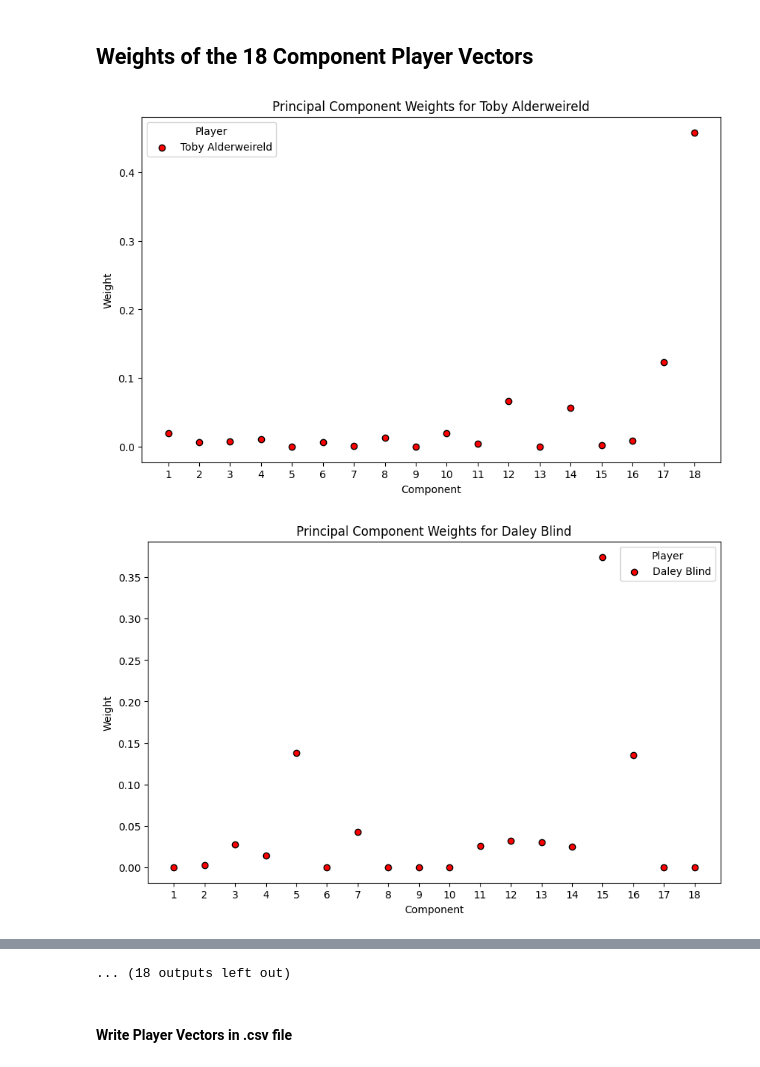
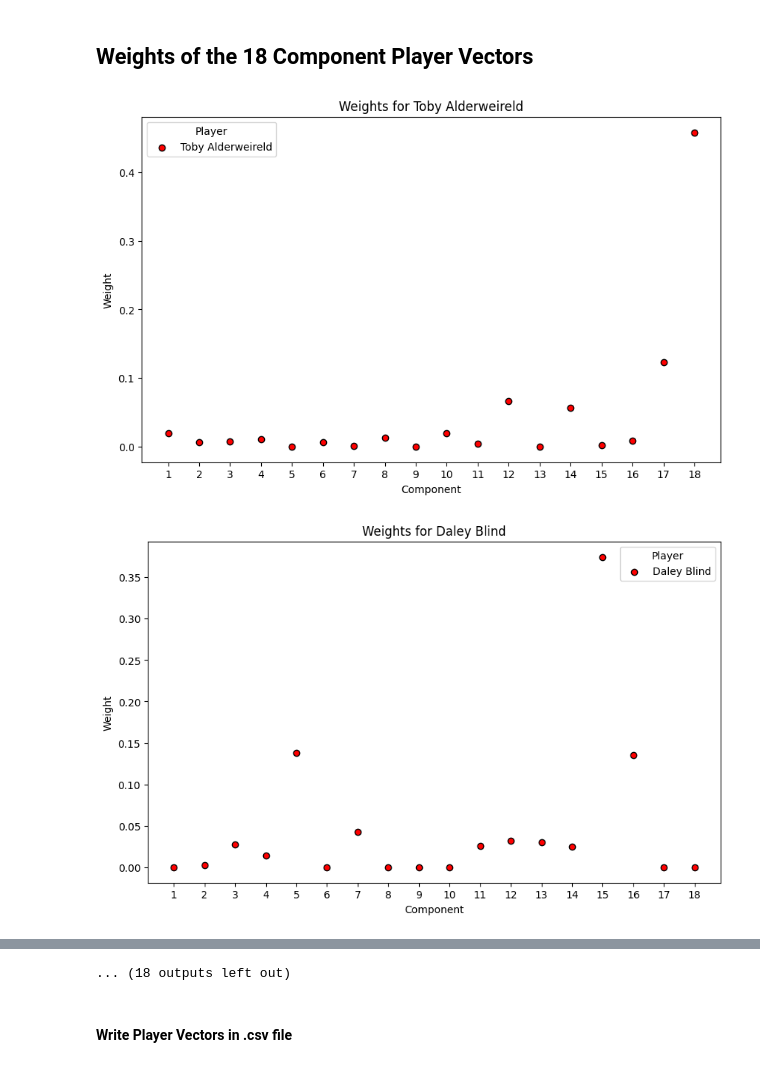
Before and after one commit to raphaelsenn/playervectors, a Jupyter notebook: demo_playervectors.ipynb, the cells around one changed output, grey strips where cells are left out. Cells and saved outputs as stored; diff of their text form; code cells hidden in the pictures.

```diff
--- a/demo_playervectors.ipynb
+++ b/demo_playervectors.ipynb
@@ -237,33 +251,33 @@ plt.rcParams['figure.max_open_warning'] = 50
 k_components = list(range(1, 19))
 
 # Some plotting
 for plot_count, (player_id, component_values) in enumerate(PVs.player_vectors.items()):
     player_name = playersID_to_name.get(player_id, '')
 
     # Ensure the component values contain the expected number of elements
     if len(component_values) == len(k_components) and player_name:
         plt.figure(figsize=(10, 6))  # Set figure size for better visualization
         plt.xlabel('Component')
         plt.ylabel('Weight')
 
         # Scatter plot of component weights for the player
         plt.scatter(
             k_components,
             component_values,
             color='red',
             edgecolors='black',
             label=player_name
         )
 
         plt.xticks(k_components)  # Set x-axis ticks for clarity
         plt.legend(title="Player")  # Add a legend with a title
-        plt.title(f'Principal Component Weights for {player_name}')  # Add a plot title
+        plt.title(f'Weights for {player_name}')  # Add a plot title
 
     # Limit the number of plots to prevent excessive rendering
     if plot_count >= 30:
         break
 
 plt.show()  # Show all plots at the end
 # %% [output]
-[figure, old version]
+[figure, new version]
-[figure, old version]
+[figure, new version]
```
Also changed, not shown: parts of 3 cells of this notebook.
